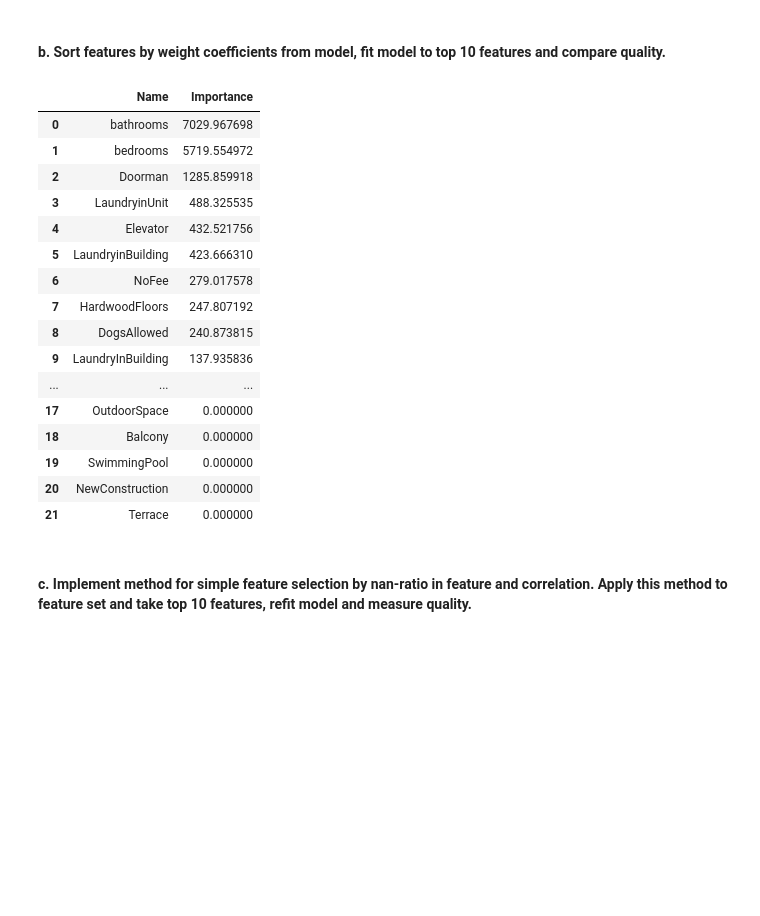
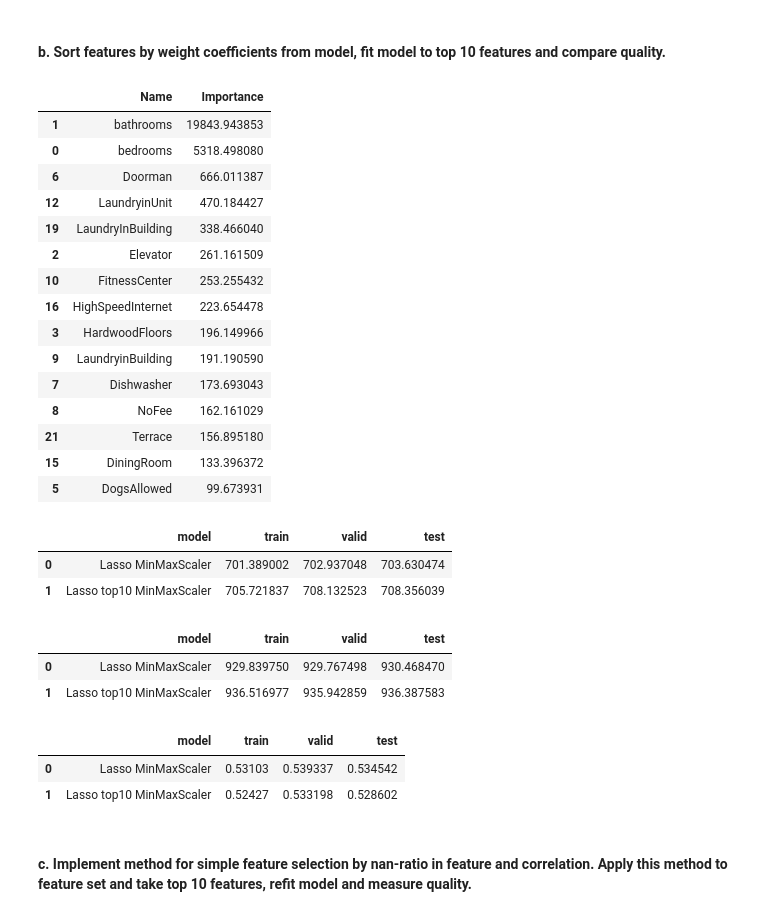
Before and after one commit to EgrSlv/ML3_Validation, a Jupyter notebook: src/ML3_Validation.ipynb, the cells around one changed output. Drawn from its saved outputs; the diff is of its cells as text; code cells hidden in the pictures; blank space fills up the shorter version.

```diff
--- a/src/ML3_Validation.ipynb
+++ b/src/ML3_Validation.ipynb
@@ -86,7 +86,7 @@ from math import ceil
 df = pd.concat(
     [
         pd.read_json("../datasets/train.json", convert_dates=["created"]),
-        # pd.read_json("../datasets/test.json", convert_dates=["created"])
+        pd.read_json("../datasets/test.json", convert_dates=["created"])
     ]
 ).reset_index(drop=True)
 # %% [markdown]
@@ -669,32 +720,69 @@ Lasso(alpha=32.3809, max_iter=10000, random_state=21)
 #### b. Sort features by weight coefficients from model, fit model to top 10 features and compare quality.
 # %%
 # 6.b
+
 feature_names = lasso.feature_names_in_
 feature_weights = np.abs(lasso.coef_).round(6)
 weights = pd.DataFrame({
     "Name": feature_names,
     "Importance": feature_weights}
 )
 most_important = weights.sort_values(by="Importance", ascending=False)
-most_important.reset_index(drop=True)
+display(most_important.head(15))
+top10= most_important["Name"][:10].values
+
+
+lasso.fit(train[top10], train[target[0]])
+
+mae.loc[len(mae)] = [
+    "Lasso top10 MinMaxScaler",
+    MAE(train[target[0]], lasso.predict(train.drop(columns=target)[top10])),
+    MAE(valid[target[0]], lasso.predict(valid.drop(columns=target)[top10])),
+    MAE(test[target[0]], lasso.predict(test.drop(columns=target)[top10]))
+]
+rmse.loc[len(rmse)] = [
+    "Lasso top10 MinMaxScaler",
+    RMSE(train[target[0]], lasso.predict(train.drop(columns=target)[top10])),
+    RMSE(valid[target[0]], lasso.predict(valid.drop(columns=target)[top10])),
+    RMSE(test[target[0]], lasso.predict(test.drop(columns=target)[top10]))
+]
+r2.loc[len(r2)] = [
+    "Lasso top10 MinMaxScaler",
+    R2(train[target[0]], lasso.predict(train.drop(columns=target)[top10])),
+    R2(valid[target[0]], lasso.predict(valid.drop(columns=target)[top10])),
+    R2(test[target[0]], lasso.predict(test.drop(columns=target)[top10]))
+]
+display(
+    mae,
+    rmse,
+    r2
+)
 # %% [output]
 |  | Name | Importance |
-| 0 | bathrooms | 7029.967698 |
-| 1 | bedrooms | 5719.554972 |
-| 2 | Doorman | 1285.859918 |
-| 3 | LaundryinUnit | 488.325535 |
-| 4 | Elevator | 432.521756 |
-| 5 | LaundryinBuilding | 423.666310 |
-| 6 | NoFee | 279.017578 |
-| 7 | HardwoodFloors | 247.807192 |
-| 8 | DogsAllowed | 240.873815 |
-| 9 | LaundryInBuilding | 137.935836 |
-| ... | ... | ... |
-| 17 | OutdoorSpace | 0.000000 |
-| 18 | Balcony | 0.000000 |
-| 19 | SwimmingPool | 0.000000 |
-| 20 | NewConstruction | 0.000000 |
-| 21 | Terrace | 0.000000 |
+| 1 | bathrooms | 19843.943853 |
+| 0 | bedrooms | 5318.498080 |
+| 6 | Doorman | 666.011387 |
+| 12 | LaundryinUnit | 470.184427 |
+| 19 | LaundryInBuilding | 338.466040 |
+| 2 | Elevator | 261.161509 |
+| 10 | FitnessCenter | 253.255432 |
+| 16 | HighSpeedInternet | 223.654478 |
+| 3 | HardwoodFloors | 196.149966 |
+| 9 | LaundryinBuilding | 191.190590 |
+| 7 | Dishwasher | 173.693043 |
+| 8 | NoFee | 162.161029 |
+| 21 | Terrace | 156.895180 |
+| 15 | DiningRoom | 133.396372 |
+| 5 | DogsAllowed | 99.673931 |
+|  | model | train | valid | test |
+| 0 | Lasso MinMaxScaler | 701.389002 | 702.937048 | 703.630474 |
+| 1 | Lasso top10 MinMaxScaler | 705.721837 | 708.132523 | 708.356039 |
+|  | model | train | valid | test |
+| 0 | Lasso MinMaxScaler | 929.839750 | 929.767498 | 930.468470 |
+| 1 | Lasso top10 MinMaxScaler | 936.516977 | 935.942859 | 936.387583 |
+|  | model | train | valid | test |
+| 0 | Lasso MinMaxScaler | 0.53103 | 0.539337 | 0.534542 |
+| 1 | Lasso top10 MinMaxScaler | 0.52427 | 0.533198 | 0.528602 |
 # %% [markdown]
 #### c. Implement method for simple feature selection by nan-ratio in feature and correlation. Apply this method to feature set and take top 10 features, refit model and measure quality.
 # %% [markdown]
```
Also changed, not shown: parts of 7 cells of this notebook.
